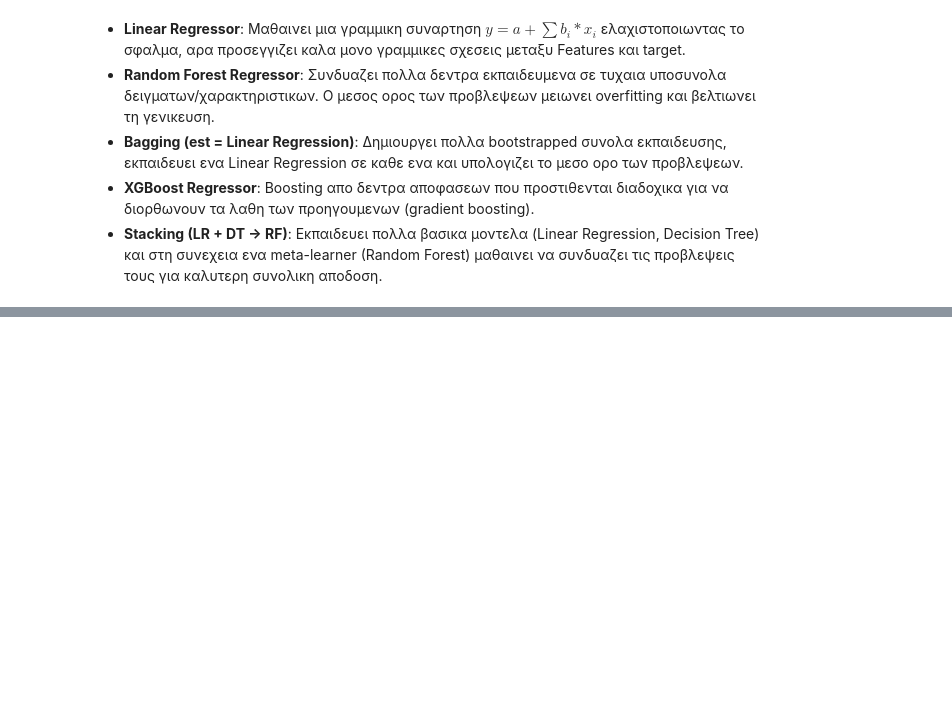
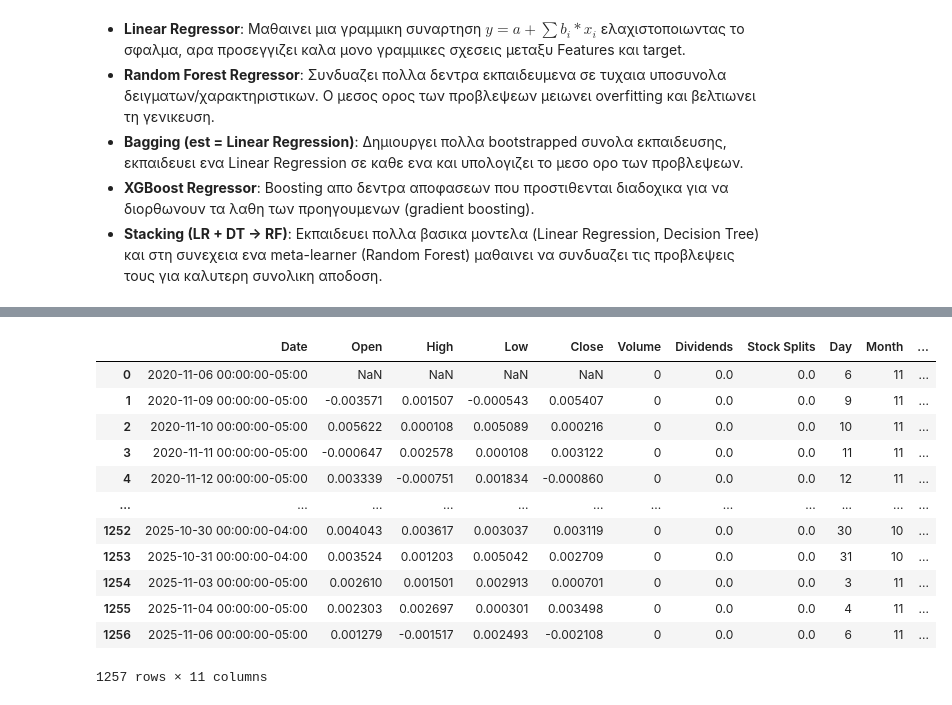
Before and after one commit to harpap/machine-learning-3rd-exercise, a Jupyter notebook: ensemble_models.ipynb, the cells around one changed output, grey strips where cells are left out. Saved outputs shown, nothing was run; the diff lists cells and outputs as text; code cells hidden in the pictures; blank space fills up the shorter version.

```diff
--- a/ensemble_models.ipynb
+++ b/ensemble_models.ipynb
@@ -380,0 +431,19 @@ plt.show()
+# %%
+df_log_returns = df_original.copy()
+for col in ['Open', 'High', 'Low', 'Close']:
+    df_log_returns[col] = np.log(1 + df_log_returns[col].pct_change())
+df_log_returns
+# %% [output]
+|  | Date | Open | High | Low | Close | Volume | Dividends | Stock Splits | Day | Month | ... |
+| 0 | 2020-11-06 00:00:00-05:00 | NaN | NaN | NaN | NaN | 0 | 0.0 | 0.0 | 6 | 11 | ... |
+| 1 | 2020-11-09 00:00:00-05:00 | -0.003571 | 0.001507 | -0.000543 | 0.005407 | 0 | 0.0 | 0.0 | 9 | 11 | ... |
+| 2 | 2020-11-10 00:00:00-05:00 | 0.005622 | 0.000108 | 0.005089 | 0.000216 | 0 | 0.0 | 0.0 | 10 | 11 | ... |
+| 3 | 2020-11-11 00:00:00-05:00 | -0.000647 | 0.002578 | 0.000108 | 0.003122 | 0 | 0.0 | 0.0 | 11 | 11 | ... |
+| 4 | 2020-11-12 00:00:00-05:00 | 0.003339 | -0.000751 | 0.001834 | -0.000860 | 0 | 0.0 | 0.0 | 12 | 11 | ... |
+| ... | ... | ... | ... | ... | ... | ... | ... | ... | ... | ... | ... |
+| 1252 | 2025-10-30 00:00:00-04:00 | 0.004043 | 0.003617 | 0.003037 | 0.003119 | 0 | 0.0 | 0.0 | 30 | 10 | ... |
+| 1253 | 2025-10-31 00:00:00-04:00 | 0.003524 | 0.001203 | 0.005042 | 0.002709 | 0 | 0.0 | 0.0 | 31 | 10 | ... |
+| 1254 | 2025-11-03 00:00:00-05:00 | 0.002610 | 0.001501 | 0.002913 | 0.000701 | 0 | 0.0 | 0.0 | 3 | 11 | ... |
+| 1255 | 2025-11-04 00:00:00-05:00 | 0.002303 | 0.002697 | 0.000301 | 0.003498 | 0 | 0.0 | 0.0 | 4 | 11 | ... |
+| 1256 | 2025-11-06 00:00:00-05:00 | 0.001279 | -0.001517 | 0.002493 | -0.002108 | 0 | 0.0 | 0.0 | 6 | 11 | ... |
+1257 rows × 11 columns
```
Also changed, not shown: parts of 19 cells of this notebook.
